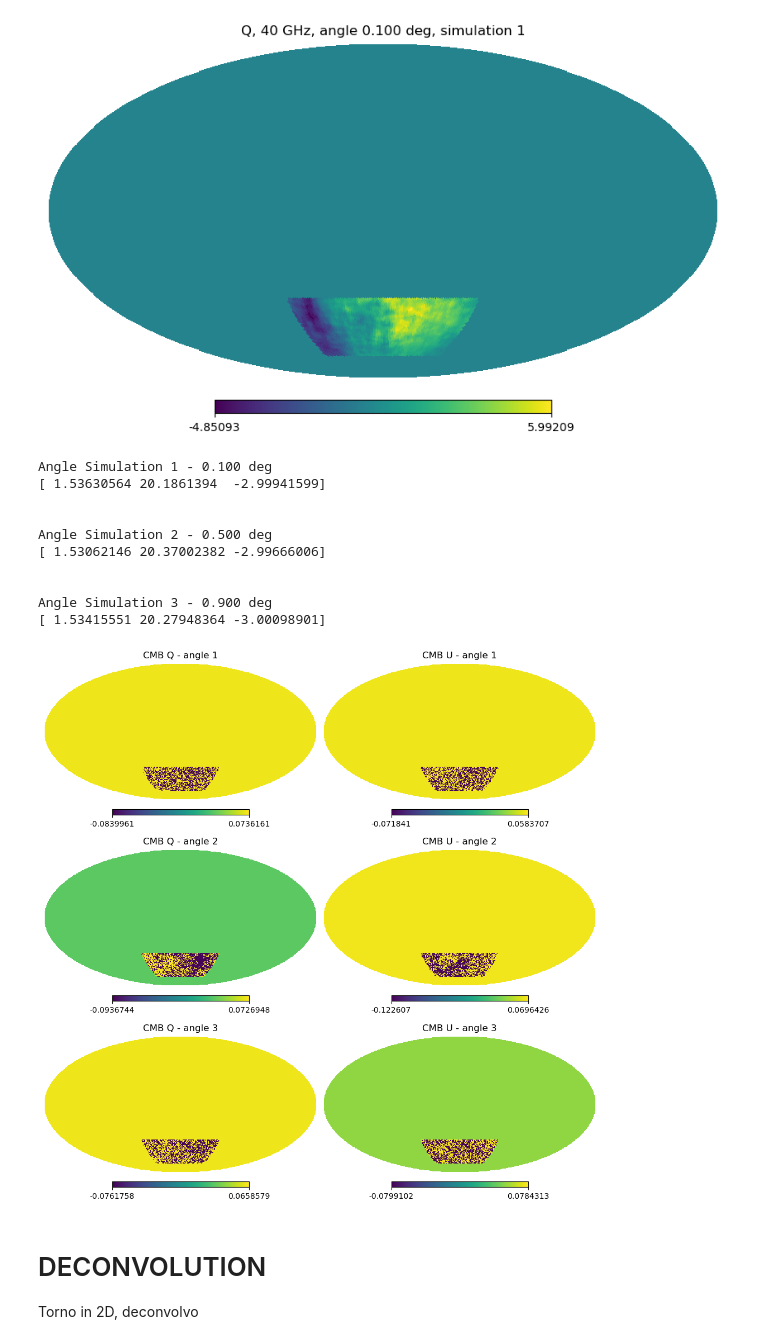
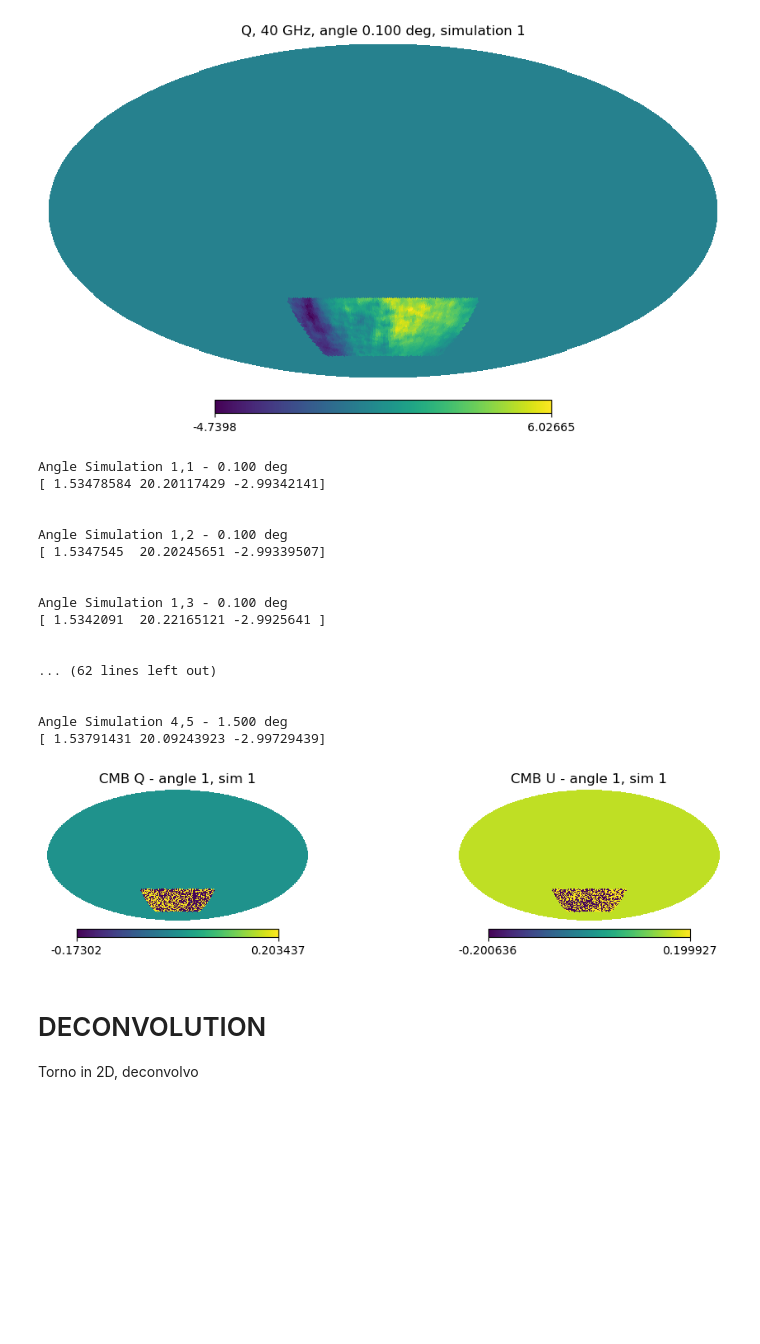
Before and after one commit to racheleguidettii/MastersThesis, a Jupyter notebook: PySMmaps/Patch_Angle.ipynb, the cells around one changed output. Saved outputs shown, nothing was run; the diff lists cells and outputs as text; code cells hidden in the pictures; blank space fills up the shorter version.

```diff
--- a/PySMmaps/Patch_Angle.ipynb
+++ b/PySMmaps/Patch_Angle.ipynb
@@ -271,11 +272,9 @@ def polangle_map(Q_map, U_map, pol_angle_given, gauss_center, std_deviation):
     sign = np.random.choice([-1, 1], size=Q_map.shape)
 
     pol_angle = pol_angle_given + sign * error
-    #print(np.min(error), np.max(error))
-    #print('\n')
 
     Q_map_pert = Q_map * np.cos(2 * pol_angle) + U_map * np.sin(2 * pol_angle)
-    U_map_pert = U_map * np.cos(2 * pol_angle) + Q_map * np.sin(2 * pol_angle)
+    U_map_pert = U_map * np.cos(2 * pol_angle) - Q_map * np.sin(2 * pol_angle)
 
     return Q_map_pert, U_map_pert
 # %%
@@ -326,6 +315,6 @@ for freq in frequencies:
 # %%
 # plot - 1 frequenza (40) per un angolo (1°) per una simulazione (1°)
-Map_to_Plot = [maps_2d['mp_hp_Q40'], Q_map_perturbed_mean[40][0], maps_2d['mp_hp_U40'], U_map_perturbed_mean[40][0]]
+Map_to_Plot = [maps_2d['mp_hp_Q40'], Q_map_perturbed_all[40][0][0], maps_2d['mp_hp_U40'], U_map_perturbed_all[40][0][0]]
 title = ["Q original", "Q pol_angle+ap", "U original", "U pol_angle+ap"]
 c_factor_max = [np.max(Map_to_Plot[0]), np.max(Map_to_Plot[1]), np.max(Map_to_Plot[2]), np.max(Map_to_Plot[3])]
 c_factor_min = [np.min(Map_to_Plot[0]), np.min(Map_to_Plot[1]), np.min(Map_to_Plot[2]), np.min(Map_to_Plot[3])]
@@ -339,7 +328,7 @@ for i, (map_data, c_factor_iter_min, c_factor_iter_max) in enumerate(zip(Map_to_
 
 plt.tight_layout()
 plt.subplots_adjust(wspace=0.25, hspace=0.2, top=0.90)
-plt.suptitle(f'Q and U maps at {frequencies[0]} GHz, polarization angle ({(pol_angle_given[0]):.3f} deg)', fontsize=20)
+plt.suptitle(f'Q and U maps at {frequencies[0]} GHz, polarization angle ({(pol_angle_given[0]):.3f} deg), simulation 1', fontsize=20)
 #plt.savefig('/Users/guide/Documents/University/TESI/immagini/FullModelPerturbation.png')
 plt.show()
 # %% [output]
@@ -396,0 +369,15 @@ print(full_array.shape)  # Expected shape: (3, 8, 2, 49152)
+# %%
+full_array = np.zeros((len(frequencies), 2, num_angles, num_sim_per_angle, *I40.shape))
+
+for f_idx, freq in enumerate(frequencies):
+    Q_stack = Q_flat_all[freq]  # Shape: (num_angles, num_sim_per_angle, pixels)
+    U_stack = U_flat_all[freq]  # Shape: (num_angles, num_sim_per_angle, pixels)
+
+    for i in range(num_angles):
+        for j in range(num_sim_per_angle):
+            full_array[f_idx, 0, i, j] = Q_stack[i][j]  # Mappa Q
+            full_array[f_idx, 1, i, j] = U_stack[i][j]  # Mappa U
+
+print(full_array.shape)  # Expected shape: (8, 2, 1, 5, 49152)
+full_array = full_array.transpose(2, 3, 0, 1, 4)
+print(full_array.shape)  # Expected shape: (1, 5, 8, 2, 49152)
@@ -412,14 +402,14 @@ cmb_U = {}
 cmb_I = {}
 
 for i in range(num_angles):
-    #for j in range(num_sim_per_angle):
+    for j in range(num_sim_per_angle):
 
-        result = basic_comp_sep(components, instrument_freq, full_array[i]) #sim_idx
+        result = basic_comp_sep(components, instrument_freq, full_array[i][j])
 
 
         results.append(result)
 
-        print(f"Angle Simulation {i+1} - {pol_angle_given[i]:.3f} deg")
+        print(f"Angle Simulation {i+1},{j+1} - {pol_angle_given[i]:.3f} deg")
         print(result.x)
         print('\n')
 
@@ -429,35 +419,36 @@ for i in range(num_angles):
             cmb_U[i] = {}
             cmb_I[i] = {}
 
-        cmb_Q[i] = result.s[0, 0] #[j]
-        cmb_U[i] = result.s[0, 1] #[j]
+        cmb_Q[i][j] = result.s[0, 0] #[j]
+        cmb_U[i][j] = result.s[0, 1] #[j]
 # %% [output]
-Angle Simulation 1 - 0.100 deg
-[ 1.53630564 20.1861394  -2.99941599]
+Angle Simulation 1,1 - 0.100 deg
+[ 1.53478584 20.20117429 -2.99342141]
 
 
-Angle Simulation 2 - 0.500 deg
-[ 1.53062146 20.37002382 -2.99666006]
+Angle Simulation 1,2 - 0.100 deg
+[ 1.5347545  20.20245651 -2.99339507]
 
 
-Angle Simulation 3 - 0.900 deg
-[ 1.53415551 20.27948364 -3.00098901]
+Angle Simulation 1,3 - 0.100 deg
+[ 1.5342091  20.22165121 -2.9925641 ]
+
+
+... (62 lines left out)
+
+
+Angle Simulation 4,5 - 1.500 deg
+[ 1.53791431 20.09243923 -2.99729439]
 # %%
-plt.figure(figsize=(10, 10))
+plt.figure(figsize=(10, 6))
 
-hp.mollview(cmb_Q[0], title='CMB Q - angle 1', norm='hist', fig=fig.number, sub=(3, 2, 1))
-hp.mollview(cmb_U[0], title='CMB U - angle 1', norm='hist', fig=fig.number, sub=(3, 2, 2))
-
-hp.mollview(cmb_Q[1], title='CMB Q - angle 2', norm='hist', fig=fig.number, sub=(3, 2, 3))
-hp.mollview(cmb_U[1], title='CMB U - angle 2', norm='hist', fig=fig.number, sub=(3, 2, 4))
-
-hp.mollview(cmb_Q[2], title='CMB Q - angle 3', norm='hist', fig=fig.number, sub=(3, 2, 5))
-hp.mollview(cmb_U[2], title='CMB U - angle 3', norm='hist', fig=fig.number, sub=(3, 2, 6))
+hp.mollview(cmb_Q[0][0], title='CMB Q - angle 1, sim 1', norm='hist', fig=fig.number, sub=(3, 2, 1))
+hp.mollview(cmb_U[0][0], title='CMB U - angle 1, sim 1', norm='hist', fig=fig.number, sub=(3, 2, 2))
 
 
 plt.show()
 # %% [output]
-[figure, old version]
+[figure, new version]
 # %% [markdown]
 # DECONVOLUTION
 Torno in 2D, deconvolvo
```
Also changed, not shown: parts of 21 cells of this notebook.
